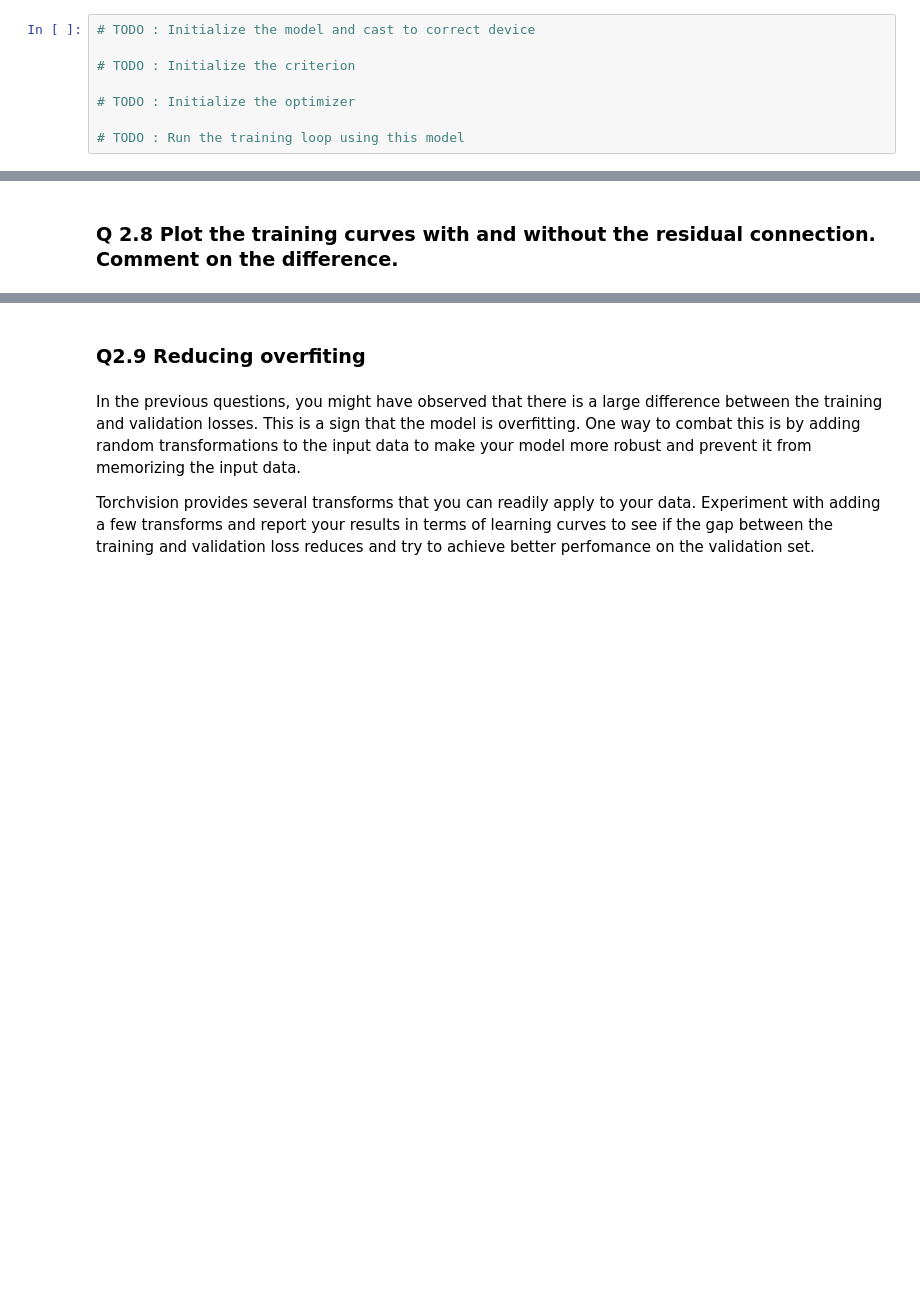
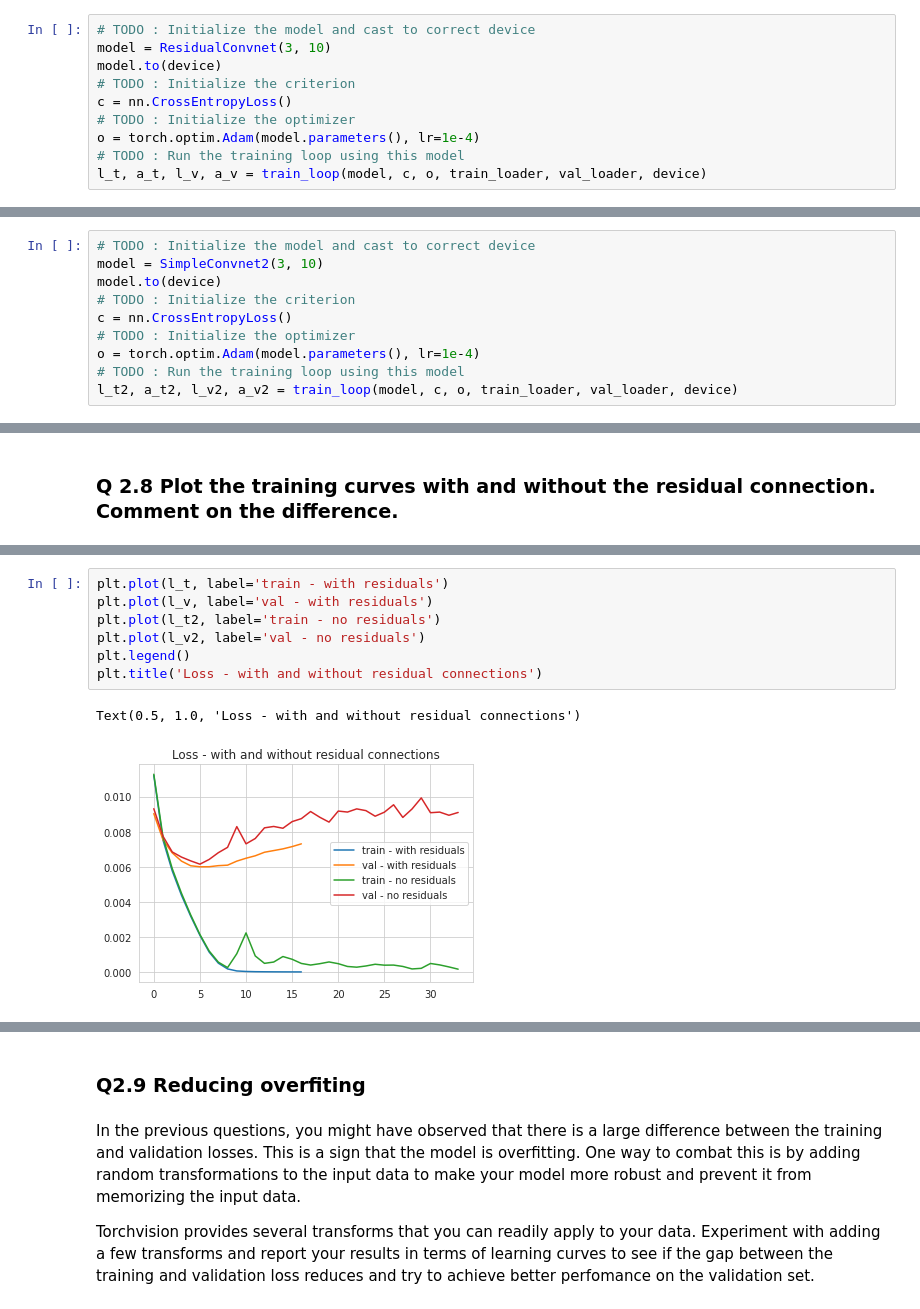
Before and after one commit to EricHe98/deep-learning, a Jupyter notebook: hw2/Q2.ipynb, the cells around one changed output, grey strips where cells are left out. Drawn from its saved outputs; the diff is of its cells as text; blank space fills up the shorter version.

```diff
--- a/hw2/Q2.ipynb
+++ b/hw2/Q2.ipynb
@@ -704,8 +810,10 @@ class ResidualConvnet(nn.Module):
 # %%
 # TODO : Initialize the model and cast to correct device
-
+model = ResidualConvnet(3, 10)
+model.to(device)
 # TODO : Initialize the criterion
-
+c = nn.CrossEntropyLoss()
 # TODO : Initialize the optimizer
-
+o = torch.optim.Adam(model.parameters(), lr=1e-4)
 # TODO : Run the training loop using this model
+l_t, a_t, l_v, a_v = train_loop(model, c, o, train_loader, val_loader, device)
@@ -711,0 +838,10 @@ class ResidualConvnet(nn.Module):
+# %%
+# TODO : Initialize the model and cast to correct device
+model = SimpleConvnet2(3, 10)
+model.to(device)
+# TODO : Initialize the criterion
+c = nn.CrossEntropyLoss()
+# TODO : Initialize the optimizer
+o = torch.optim.Adam(model.parameters(), lr=1e-4)
+# TODO : Run the training loop using this model
+l_t2, a_t2, l_v2, a_v2 = train_loop(model, c, o, train_loader, val_loader, device)
@@ -713,0 +871,10 @@ class ResidualConvnet(nn.Module):
+# %%
+plt.plot(l_t, label='train - with residuals')
+plt.plot(l_v, label='val - with residuals')
+plt.plot(l_t2, label='train - no residuals')
+plt.plot(l_v2, label='val - no residuals')
+plt.legend()
+plt.title('Loss - with and without residual connections')
+# %% [output]
+Text(0.5, 1.0, 'Loss - with and without residual connections')
+[figure, added]
```
Also changed, not shown: parts of 43 cells of this notebook, 1 other file.
